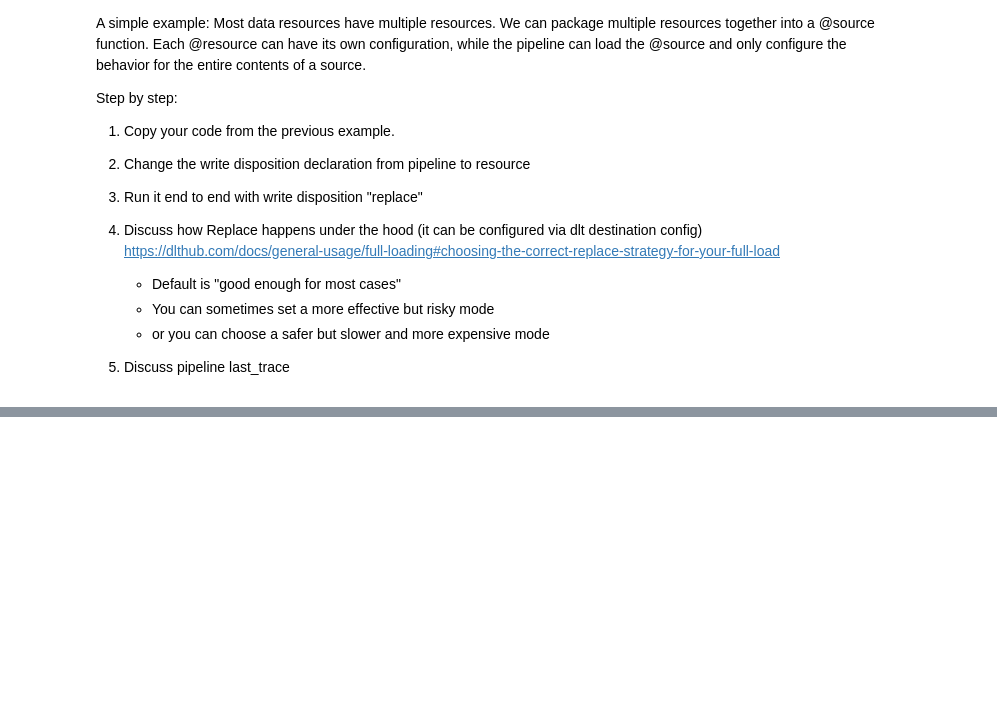
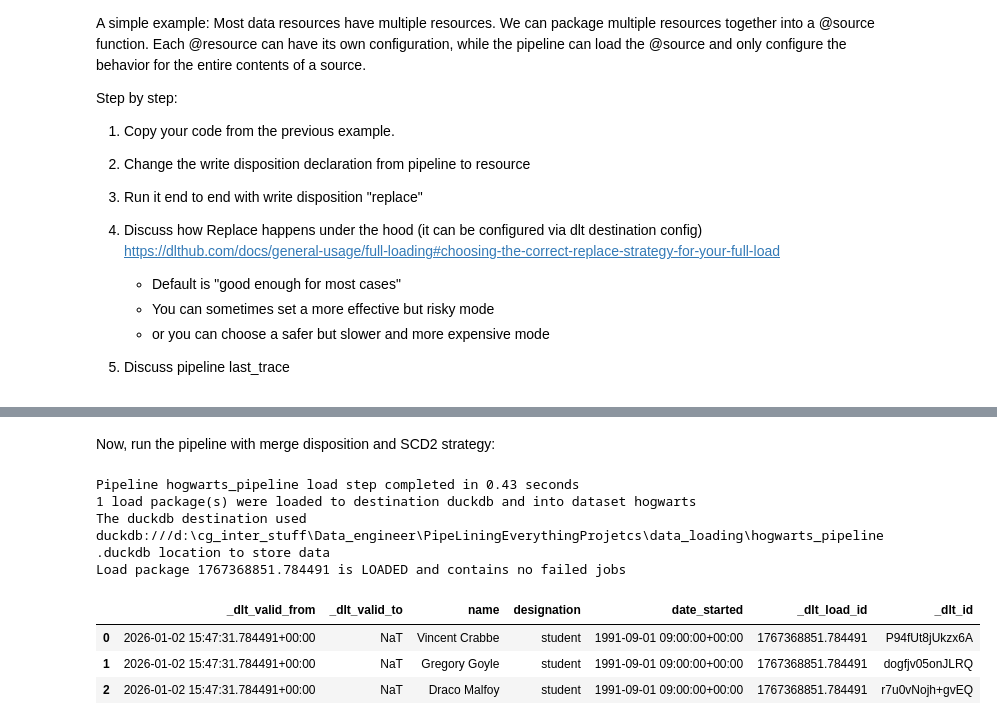
Before and after one commit to M21x1/PipeLiningEverythingProjetcs, a Jupyter notebook: data_loading/data_down_and_loading.ipynb, the cells around one changed output, grey strips where cells are left out. Drawn from its saved outputs; the diff is of its cells as text; code cells hidden in the pictures; blank space fills up the shorter version.

```diff
--- a/data_loading/data_down_and_loading.ipynb
+++ b/data_loading/data_down_and_loading.ipynb
@@ -1784,0 +2048,44 @@ Load package 1767320623.7456334 is LOADED and contains no failed jobs
+# %%
+data = [
+    {"name": "Vincent Crabbe", "designation": "student", "date_started": "1991-09-01T09:00:00Z"},
+    {"Name": "Gregory Goyle", "designation": "student", "date_started": "1991-09-01T09:00:00Z"},
+    {"name": "Draco Malfoy", "designation": "student", "date_started": "1991-09-01T09:00:00Z"},
+]
+
+data_updated = [
+    {"name": "Vincent Crabbe", "designation": "student", "date_started": "1991-09-01T09:00:00Z"},
+    {"Name": "Gregory Goyle", "designation": "student", "date_started": "1991-09-01T09:00:00Z"},
+    {"name": "Draco Malfoy", "designation": "expelled", "date_started": "1991-09-01T09:00:00Z"},
+]
+# %% [markdown]
+Now, run the pipeline with merge disposition and SCD2 strategy:
+# %%
+import dlt
+
+pipeline = dlt.pipeline(
+    pipeline_name="hogwarts_pipeline",
+    destination="duckdb",
+    dataset_name="hogwarts",
+)
+
+load_info = pipeline.run(
+            data,
+            table_name="creatures",
+            write_disposition={
+                "disposition":"merge",  # <----- specifies that existing data should be merged rather than replaced
+                "strategy":"scd2",  # <----- enables SCD2 tracking, which keeps historical records of changes
+            }
+        )
+
+print(load_info)
+
+pipeline.dataset().creatures.df()
+# %% [output]
+Pipeline hogwarts_pipeline load step completed in 0.43 seconds
+1 load package(s) were loaded to destination duckdb and into dataset hogwarts
+The duckdb destination used duckdb:///d:\cg_inter_stuff\Data_engineer\PipeLiningEverythingProjetcs\data_loading\hogwarts_pipeline.duckdb location to store data
+Load package 1767368851.784491 is LOADED and contains no failed jobs
+|  | _dlt_valid_from | _dlt_valid_to | name | designation | date_started | _dlt_load_id | _dlt_id |
+| 0 | 2026-01-02 15:47:31.784491+00:00 | NaT | Vincent Crabbe | student | 1991-09-01 09:00:00+00:00 | 1767368851.784491 | P94fUt8jUkzx6A |
+| 1 | 2026-01-02 15:47:31.784491+00:00 | NaT | Gregory Goyle | student | 1991-09-01 09:00:00+00:00 | 1767368851.784491 | dogfjv05onJLRQ |
+| 2 | 2026-01-02 15:47:31.784491+00:00 | NaT | Draco Malfoy | student | 1991-09-01 09:00:00+00:00 | 1767368851.784491 | r7u0vNojh+gvEQ |
```
Also changed, not shown: parts of 38 cells of this notebook, 3 other files.
